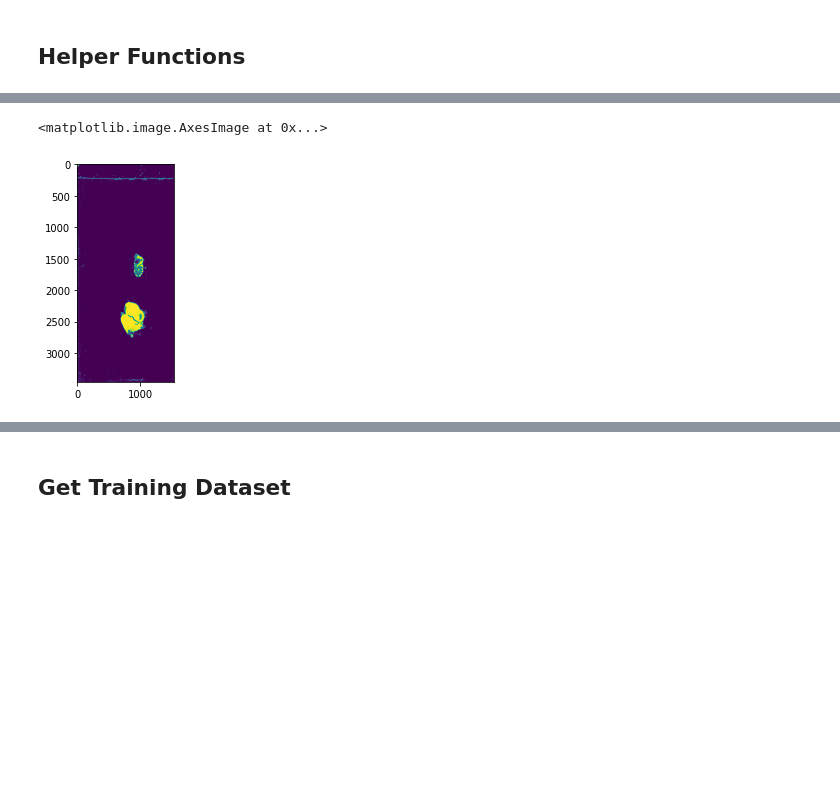
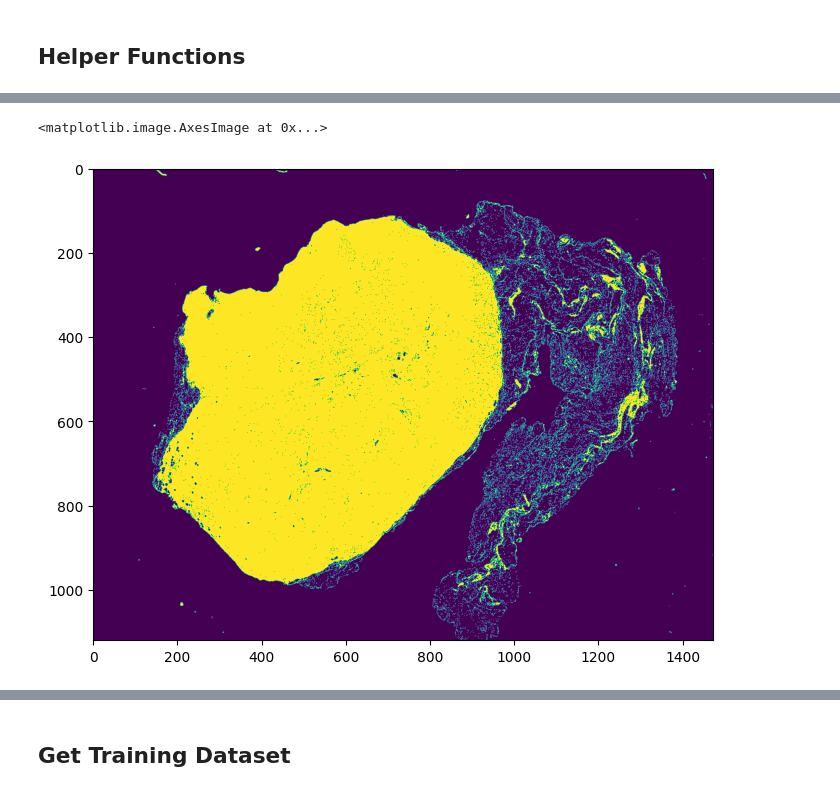
Before and after one commit to andycho97/Medical_Imaging, a Jupyter notebook: Medical_Imaging_yc2956.ipynb, the cells around one changed output, grey strips where cells are left out. Cells and saved outputs as stored; diff of their text form; code cells hidden in the pictures; blank space fills up the shorter version.

```diff
--- a/Medical_Imaging_yc2956.ipynb
+++ b/Medical_Imaging_yc2956.ipynb
@@ -39,6 +39,6 @@ if not os.path.exists("/content/Medical_Imaging_Files"):
 # %%
-slide_path_sample = '/content/Medical_Imaging_Files/tumor_031.tif'
-tumor_mask_path_sample = '/content/Medical_Imaging_Files/tumor_031_mask.tif'
+slide_path_sample = '/content/Medical_Imaging_Files2/tumor_110.tif'
+tumor_mask_path_sample = '/content/Medical_Imaging_Files2/tumor_110_mask.tif'
 
 slide_sample = open_slide(slide_path_sample)
 print("Read WSI from %s with width: %d, height: %d" % (slide_path_sample, slide_sample.level_dimensions[0][0], slide_sample.level_dimensions[0][1]))
@@ -139,26 +141,27 @@ plt.imshow(tissue_regions)
 # %%
-def fetch_tissue_mask_image(slide, x, y, level): # From the slide image / output True for the pixel if tissue
+def fetch_tissue_mask_image(slide, x, y, level): # From the slide image / output 1 for the pixel if tissue
 
   tissue_mask_image = read_slide(slide,
                         x=x,
                         y=y,
                         level=level,
                         width=slide.level_dimensions[level][0],
                         height=slide.level_dimensions[level][1])
 
   tissue_mask_image_gray = rgb2gray(tissue_mask_image)
   tissue_mask_image_bool = tissue_mask_image_gray <= 0.8
   tissue_mask_image = tissue_mask_image_bool.astype(int)
 
   return tissue_mask_image
 
 tissue_mask_image_sample = fetch_tissue_mask_image(slide_sample, 0, 0, 6)
 
 # Sample plot
+plt.figure(figsize=(8, 8), dpi=100)
 plt.imshow(tissue_mask_image_sample)
 # %% [output]
 <matplotlib.image.AxesImage at 0x...>
-[figure, old version]
+[figure, new version]
 # %%
 def fetch_tumor_mask_image(tumor_mask, x, y, level): # From the tumor mask image / output 1 where tumor exists
 
```
Also changed, not shown: parts of 58 cells of this notebook, 2 other files.
